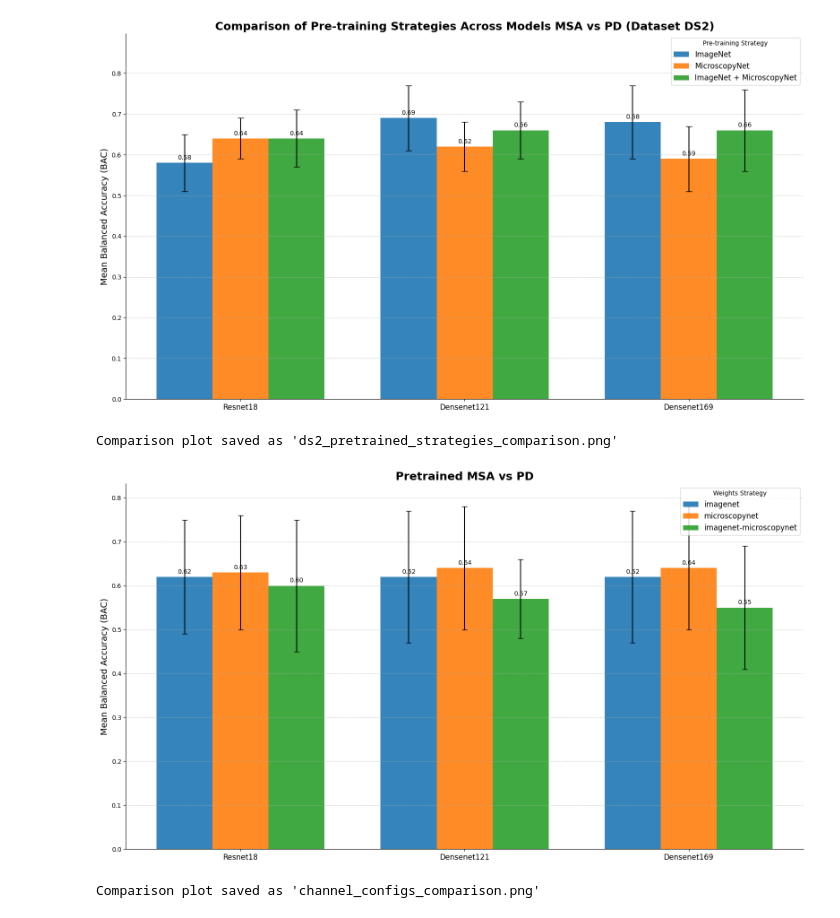
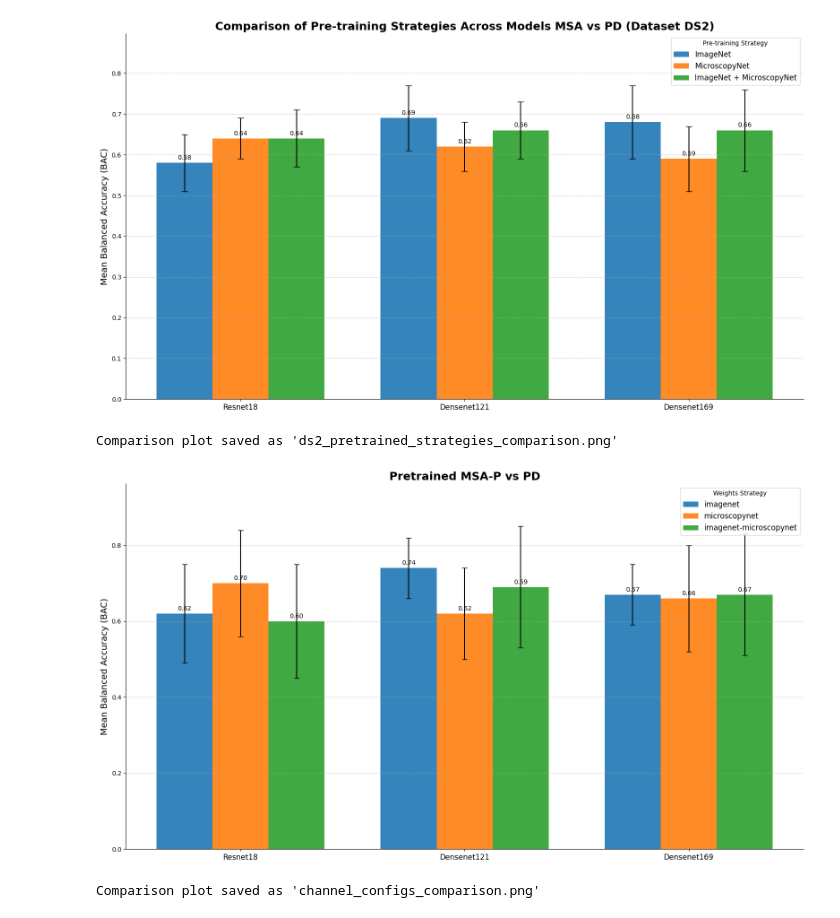
Before and after one commit to z4n0/MIND, a Jupyter notebook: notebooks/supervised_learning.ipynb, the cells around one changed output. Drawn from its saved outputs; the diff is of its cells as text; code cells hidden in the pictures.

```diff
--- a/notebooks/supervised_learning.ipynb
+++ b/notebooks/supervised_learning.ipynb
@@ -2017,17 +2017,17 @@ data = {
     'Resnet18': {
         'imagenet': (0.62, 0.13),
         'imagenet-microscopynet': (0.60, 0.15),
-        'microscopynet': (0.63, 0.13)
+        'microscopynet': (0.70, 0.14)
     },
     'Densenet121': {
-        'imagenet': (0.62, 0.15),
-        'imagenet-microscopynet': (0.57, 0.09),
-        'microscopynet': (0.64, 0.14)
+        'imagenet': (0.74, 0.08),
+        'imagenet-microscopynet': (0.69, 0.16),
+        'microscopynet': (0.62, 0.12)
     },
     'Densenet169': {
-        'imagenet': (0.62,0.15), # 'todo' in the table is handled as missing data
-        'imagenet-microscopynet': (0.55, 0.14),
-        'microscopynet': (0.64, 0.14),
+        'imagenet': (0.67, 0.08),
+        'imagenet-microscopynet': (0.67, 0.16),
+        'microscopynet': (0.66, 0.14)
     }
 }
 
@@ -2067,7 +2067,7 @@ rects3 = ax.bar(x + width, means[strategies[2]], width, label=strategies[2],
 
 # --- 4. ADD LABELS AND STYLING ---
 ax.set_ylabel('Mean Balanced Accuracy (BAC)', fontsize=14)
-ax.set_title('Pretrained MSA vs PD', fontsize=18, fontweight='bold')
+ax.set_title('Pretrained MSA-P vs PD', fontsize=18, fontweight='bold')
 ax.set_xticks(x)
 ax.set_xticklabels(models, fontsize=12)
 ax.legend(fontsize=12, title='Weights Strategy')
@@ -2078,34 +2078,34 @@ max_val = np.nanmax(all_means) if len(all_means) > 0 else 1.0
 ax.set_ylim(0, max_val * 1.3)
 
 # Function to add value labels on top of bars
 def add_value_labels(rects):
     for rect in rects:
         height = rect.get_height()
         if pd.notna(height):
             ax.annotate(f'{height:.2f}',
                         xy=(rect.get_x() + rect.get_width() / 2, height),
                         xytext=(0, 3),  # 3 points vertical offset
                         textcoords="offset points",
                         ha='center', va='bottom', fontsize=10)
 
 add_value_labels(rects1)
 add_value_labels(rects2)
 add_value_labels(rects3)
 
 # General layout improvements
 ax.grid(axis='y', linestyle='--', alpha=0.6)
 ax.spines['top'].set_visible(False)
 ax.spines['right'].set_visible(False)
 fig.tight_layout()
 
 
 # --- 5. SAVE AND SHOW THE PLOT ---
 plt.savefig("ds2_pretrained_strategies_comparison.png", dpi=300, bbox_inches='tight')
 print("Comparison plot saved as 'ds2_pretrained_strategies_comparison.png'")
 plt.show()
 # %% [output]
 Comparison plot saved as 'ds2_pretrained_strategies_comparison.png'
-[figure, old version]
+[figure, new version]
 # %%
 import matplotlib.pyplot as plt
 import numpy as np
```
Also changed, not shown: 32 other files.
